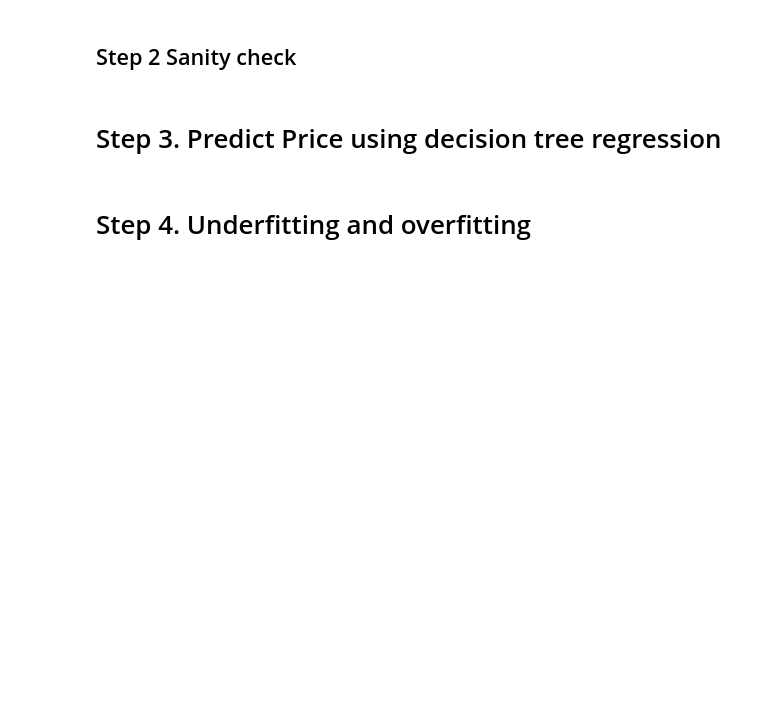
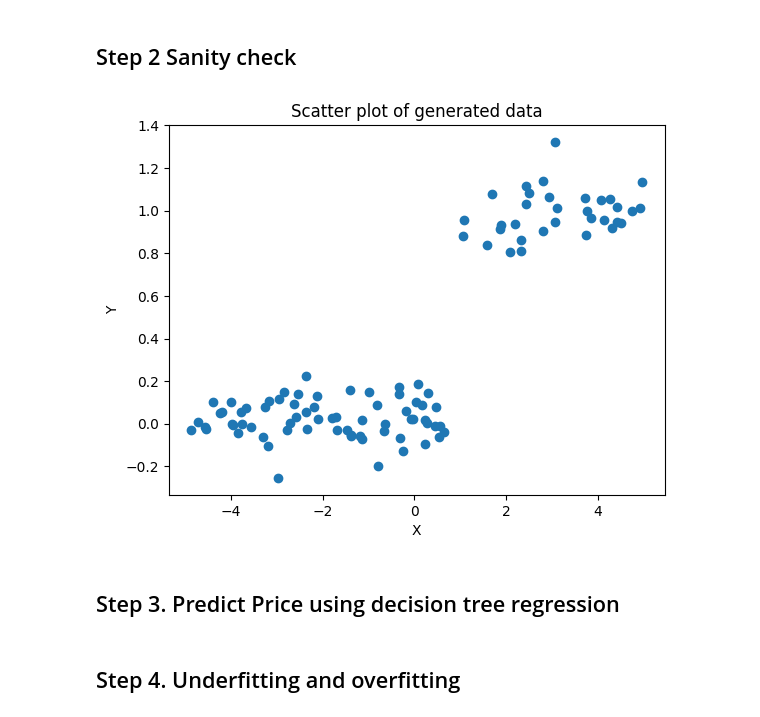
Before and after one commit to Zhiyuan-Holly-ZHANG/Applied-ML-2024, a Jupyter notebook: Assignment/A1.ipynb, the cells around one changed output. Drawn from its saved outputs; the diff is of its cells as text; code cells hidden in the pictures; blank space fills up the shorter version.

```diff
--- a/Assignment/A1.ipynb
+++ b/Assignment/A1.ipynb
@@ -419,7 +416,3 @@ data = pd.read_csv('../Lec/Data/iris.data', header=None)
-# %%
-data_shuffled = data.sample(frac=1.0, random_state=0)
-Y = data_shuffled[4]
-X = data_shuffled.drop([4], axis=1)
 # %%
 import numpy as np
 cls = TreeClassifier(max_depth=2)
@@ -711,7 +794,19 @@ def make_some_data(n):
     Y = (x > 1) + 0.1 * np.random.normal(size=n)
     X = x.reshape(n, 1)  # X needs to be a 2-dimensional matrix
     return X, Y
+# %%
+# Generate the data
+X, Y = make_some_data(100)
+
+# Create a scatter plot
+plt.scatter(X, Y)
+plt.xlabel('X')
+plt.ylabel('Y')
+plt.title('Scatter plot of generated data')
+plt.show()
+# %% [output]
+[figure, added]
 # %% [markdown]
-# Step 3. Predict Price using decision tree regression
+## Step 3. Predict Price using decision tree regression
 # %% [markdown]
-# Step 4. Underfitting and overfitting
+## Step 4. Underfitting and overfitting
```
Also changed, not shown: parts of 23 cells of this notebook, 1 other file.
